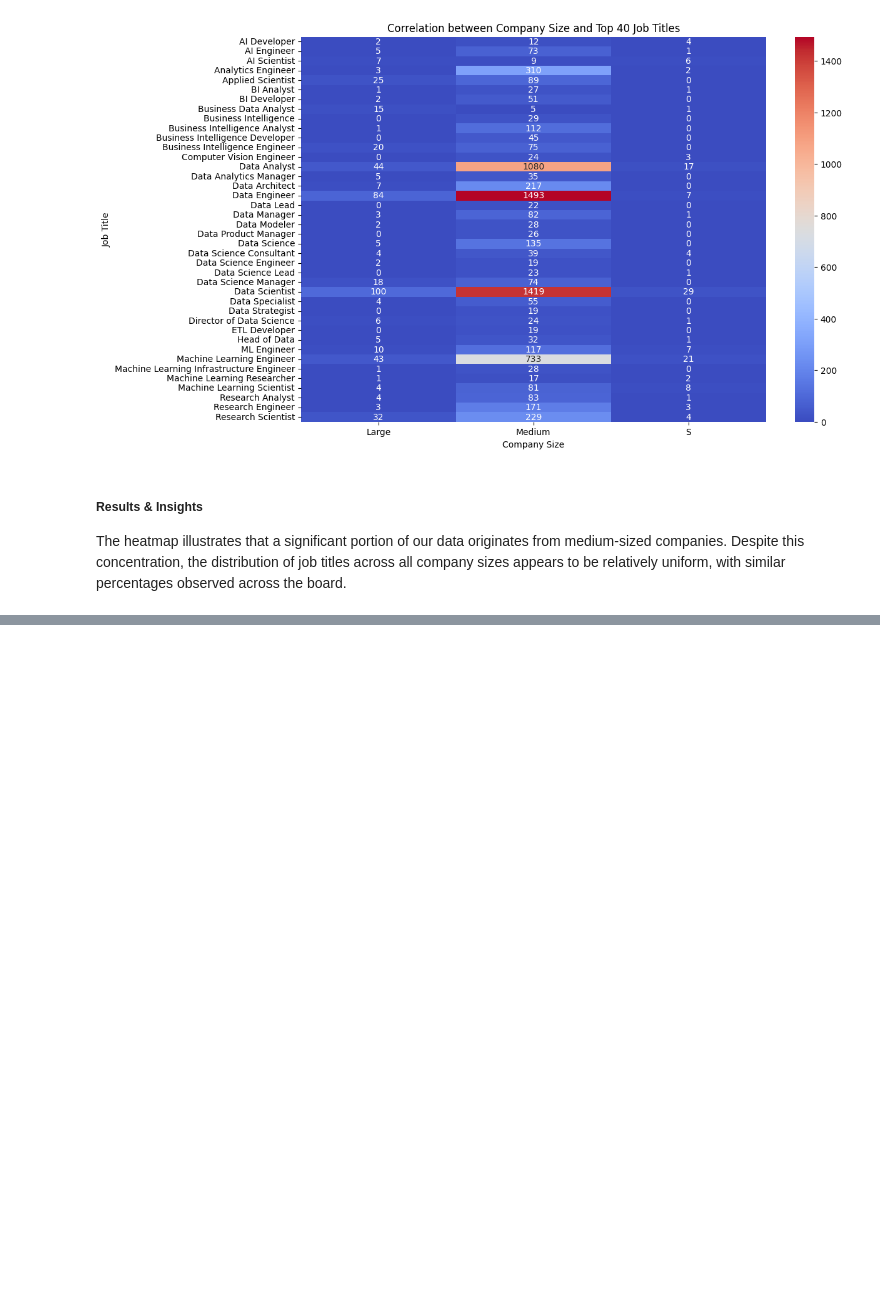
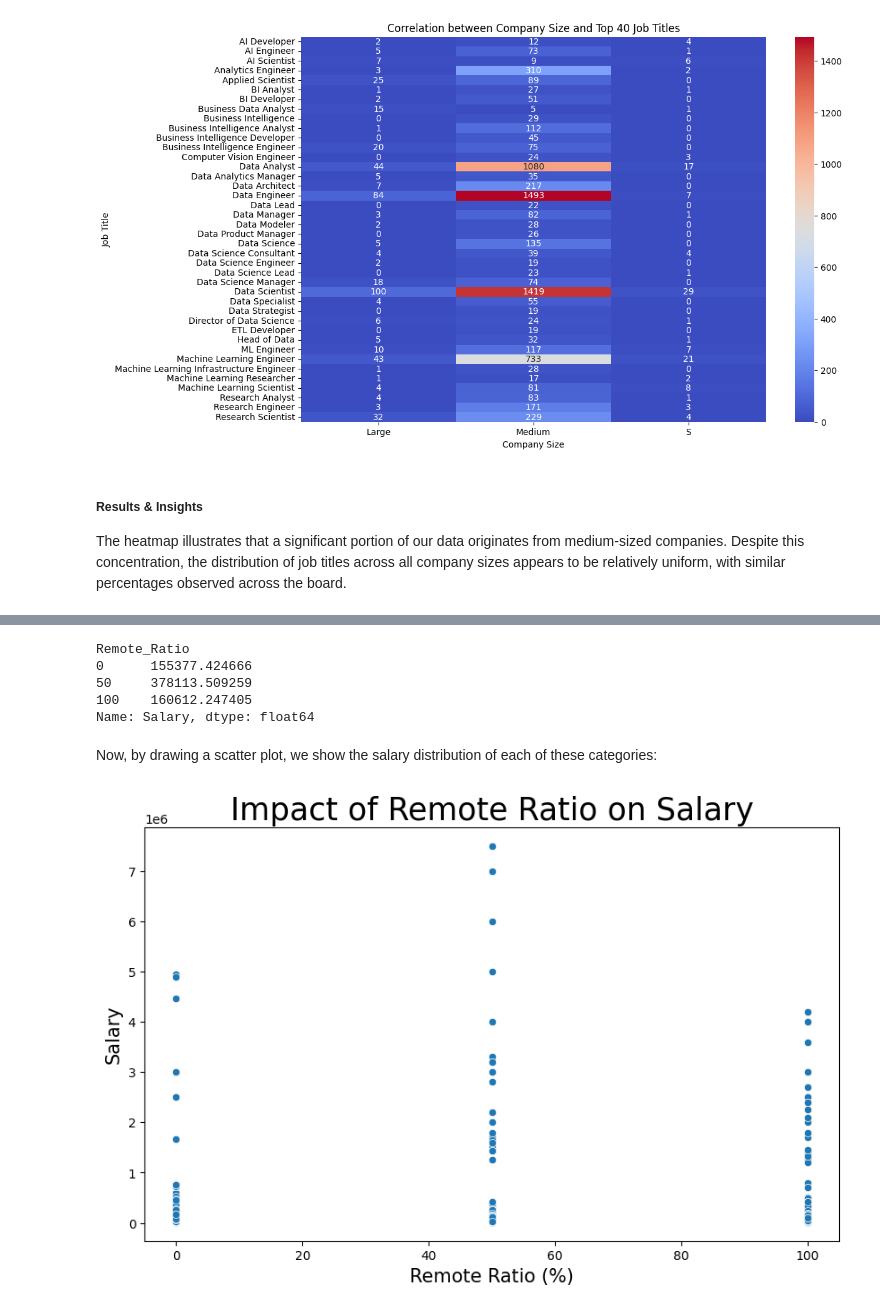
Before and after one commit to avamirm/EDA-techniques, a Jupyter notebook: Task2/task2.ipynb, the cells around one changed output, grey strips where cells are left out. Drawn from its saved outputs; the diff is of its cells as text; code cells hidden in the pictures; blank space fills up the shorter version.

Commit message:
Modify task2. These modifications mostly done by sadegh.

```diff
--- a/Task2/task2.ipynb
+++ b/Task2/task2.ipynb
@@ -644,0 +662,23 @@ The heatmap illustrates that a significant portion of our data originates from m
+# %%
+# Group by 'Remote_Ratio' and calculate the mean salary for each group
+average_salaries = salaries_df.groupby('Remote_Ratio')['Salary'].mean()
+
+display(average_salaries)
+# %% [output]
+Remote_Ratio
+0      155377.424666
+50     378113.509259
+100    160612.247405
+Name: Salary, dtype: float64
+# %% [markdown]
+Now, by drawing a scatter plot, we show the salary distribution of each of these categories:
+# %%
+# Scatter Plot
+plt.figure(figsize=(10, 6))
+sns.scatterplot(data=salaries_df, x='Remote_Ratio', y='Salary')
+plt.title('Impact of Remote Ratio on Salary', fontsize=25)
+plt.xlabel('Remote Ratio (%)', fontsize=15)
+plt.ylabel('Salary', fontsize=15)
+plt.show()
+# %% [output]
+[figure, added]
```
Also changed, not shown: parts of 6 cells of this notebook.
